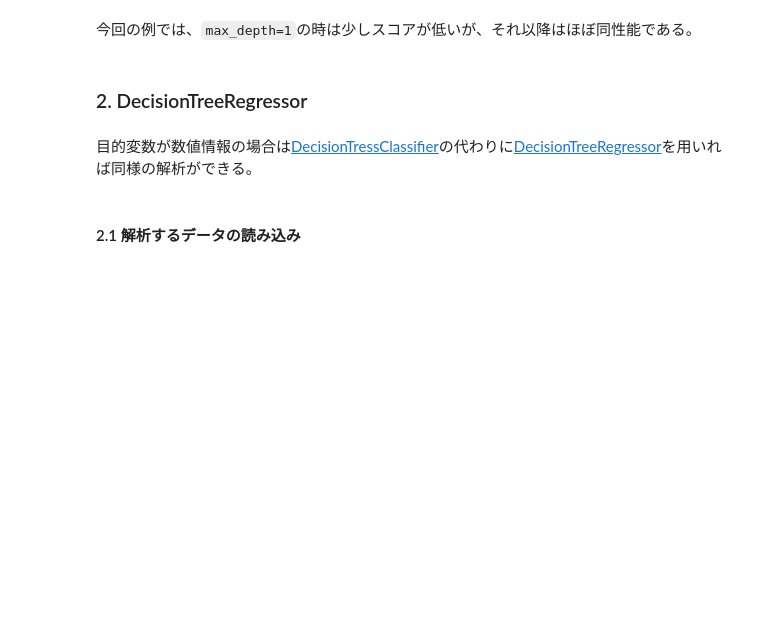
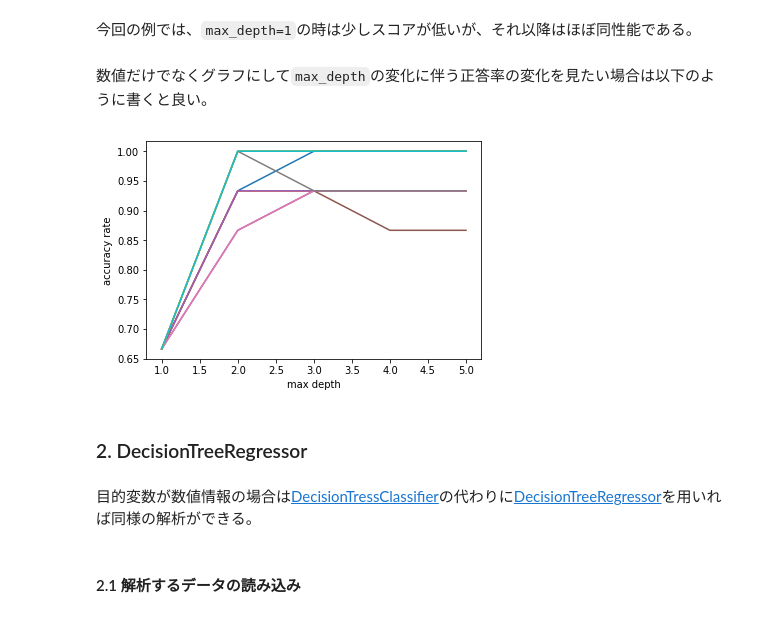
Before and after one commit to chemo-wakate/tutorial-7th, a Jupyter notebook: advanced/DecisionTree.ipynb, the cells around one changed output. Drawn from its saved outputs; the diff is of its cells as text; code cells hidden in the pictures; blank space fills up the shorter version.

```diff
--- a/advanced/DecisionTree.ipynb
+++ b/advanced/DecisionTree.ipynb
@@ -153,5 +159,24 @@ max_depth=5, score=0.96
 # %% [markdown]
 今回の例では、`max_depth=1`の時は少しスコアが低いが、それ以降はほぼ同性能である。
+# %% [markdown]
+数値だけでなくグラフにして`max_depth`の変化に伴う正答率の変化を見たい場合は以下のように書くと良い。
+# %%
+accuracy_scores = []
+
+for max_depth in range(1, 6):
+    clf = DecisionTreeClassifier(random_state=None, max_depth=max_depth)
+    score = cross_val_score(clf, X_iris, y_iris, cv=10)
+    accuracy_scores.append(score)
+
+
+X = list(range(1, 6))
+plt.plot(X, accuracy_scores)
+
+plt.xlabel('max depth')
+plt.ylabel('accuracy rate')
+plt.show()
+# %% [output]
+[figure, added]
 # %% [markdown]
 ### 2. DecisionTreeRegressor
 # %% [markdown]
```
Also changed, not shown: parts of 12 cells of this notebook.
